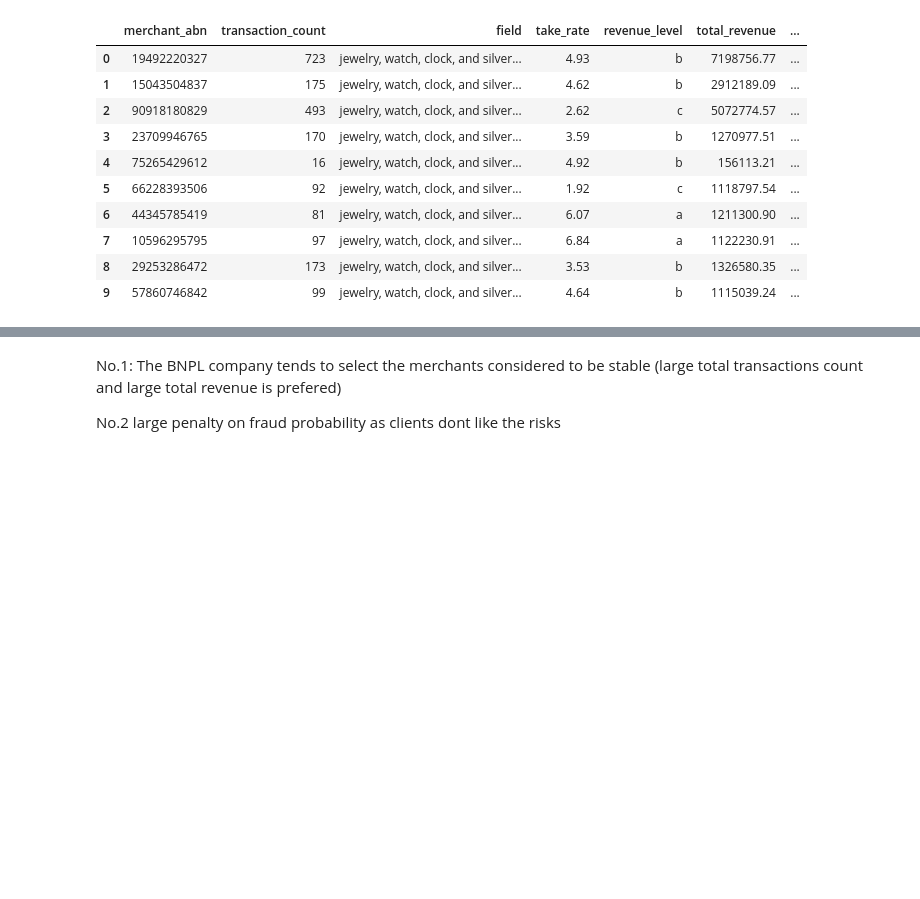
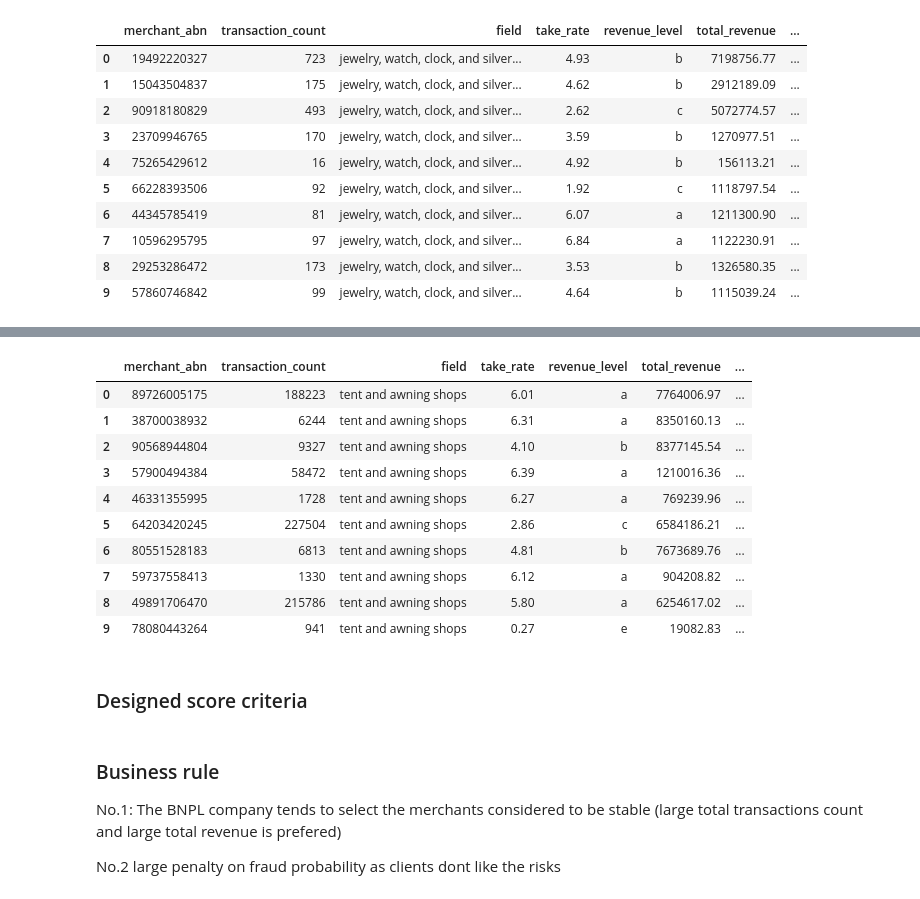
Before and after one commit to MAST30034-Applied-Data-Science/generic-buy-now-pay-later-project-group-28, a Jupyter notebook: notebooks/rank_algorithm.ipynb, the cells around one changed output, grey strips where cells are left out. Drawn from its saved outputs; the diff is of its cells as text; code cells hidden in the pictures; blank space fills up the shorter version.

```diff
--- a/notebooks/rank_algorithm.ipynb
+++ b/notebooks/rank_algorithm.ipynb
@@ -276,4 +324,25 @@ No.3 small penalty on fraud probability as shoes are usually considered to be af
+# %%
+top_10_merchant_tents = rank_algorithm(merchant_tents, featrue_name, score_criteria, 0.2, 10)
+# %%
+top_10_merchant_tents
+# %% [output]
+|  | merchant_abn | transaction_count | field | take_rate | revenue_level | total_revenue | ... |
+| 0 | 89726005175 | 188223 | tent and awning shops | 6.01 | a | 7764006.97 | ... |
+| 1 | 38700038932 | 6244 | tent and awning shops | 6.31 | a | 8350160.13 | ... |
+| 2 | 90568944804 | 9327 | tent and awning shops | 4.10 | b | 8377145.54 | ... |
+| 3 | 57900494384 | 58472 | tent and awning shops | 6.39 | a | 1210016.36 | ... |
+| 4 | 46331355995 | 1728 | tent and awning shops | 6.27 | a | 769239.96 | ... |
+| 5 | 64203420245 | 227504 | tent and awning shops | 2.86 | c | 6584186.21 | ... |
+| 6 | 80551528183 | 6813 | tent and awning shops | 4.81 | b | 7673689.76 | ... |
+| 7 | 59737558413 | 1330 | tent and awning shops | 6.12 | a | 904208.82 | ... |
+| 8 | 49891706470 | 215786 | tent and awning shops | 5.80 | a | 6254617.02 | ... |
+| 9 | 78080443264 | 941 | tent and awning shops | 0.27 | e | 19082.83 | ... |
+# %% [markdown]
+### Designed score criteria
 # %% [markdown]
+
+### Business rule
+
 No.1: The BNPL company tends to select the merchants considered to be stable (large total transactions count and large total revenue is prefered)
 
 No.2 large penalty on fraud probability as clients dont like the risks
```
Also changed, not shown: parts of 18 cells of this notebook.
